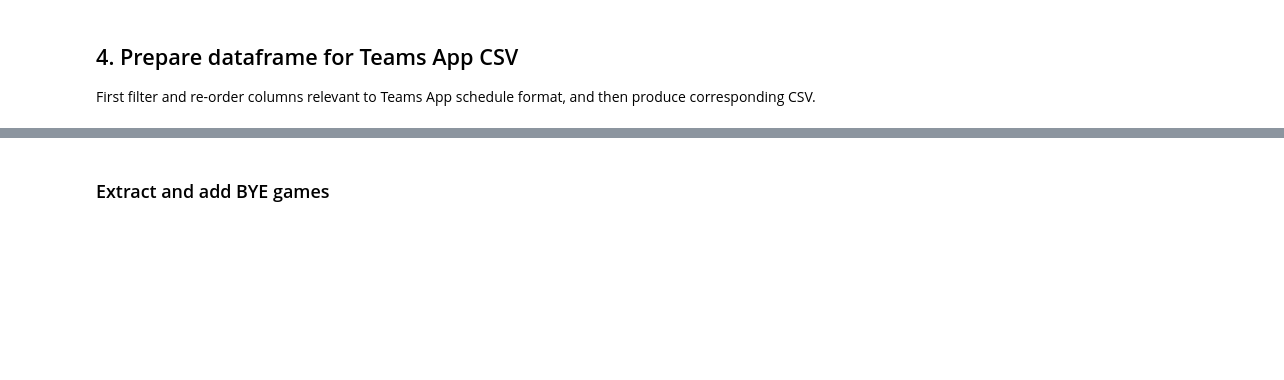
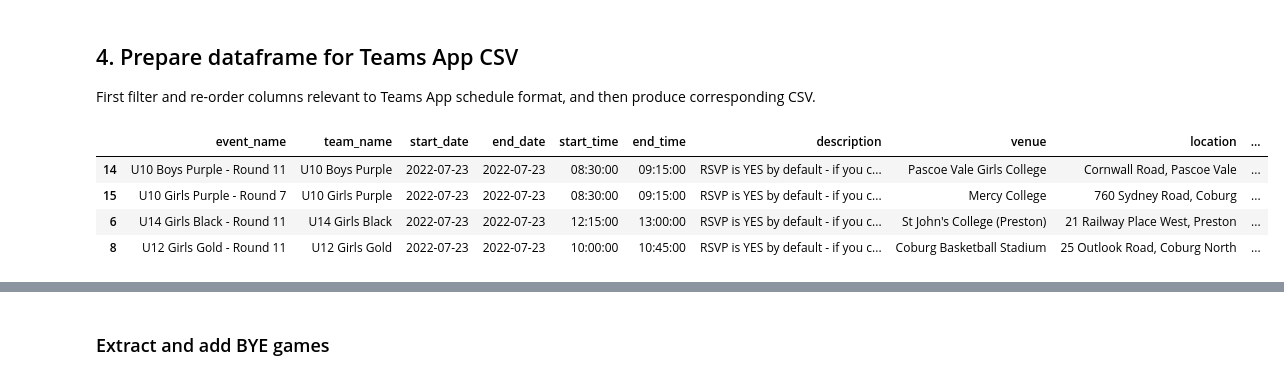
Before and after one commit to ssardina/tapp-fixture, a Jupyter notebook: playhq_scrape.ipynb, the cells around one changed output, grey strips where cells are left out. Drawn from its saved outputs; the diff is of its cells as text; code cells hidden in the pictures; blank space fills up the shorter version.

```diff
--- a/playhq_scrape.ipynb
+++ b/playhq_scrape.ipynb
@@ -114,10 +194,16 @@ games_tapps_df
 
 First filter and re-order columns relevant to Teams App schedule format, and then produce corresponding CSV.
 # %%
-TAPP_COLS_CSV = ['event_name', 'team_name', 'start_date', 'end_date', 'start_time', 'end_time', 'description', 'location', 'access_groups', 'rsvp', 'comments', 'attendance_tracking', 'duty_roster', 'ticketing']
+TAPP_COLS_CSV = ['event_name', 'team_name', 'start_date', 'end_date', 'start_time', 'end_time', 'description', 'venue', 'location', 'access_groups', 'rsvp', 'comments', 'attendance_tracking', 'duty_roster', 'ticketing']
 
 team_apps_csv_df = games_tapps_df.loc[:, TAPP_COLS_CSV]
 team_apps_csv_df.sample(4)
+# %% [output]
+|  | event_name | team_name | start_date | end_date | start_time | end_time | description | venue | location | ... |
+| 14 | U10 Boys Purple - Round 11 | U10 Boys Purple | 2022-07-23 | 2022-07-23 | 08:30:00 | 09:15:00 | RSVP is YES by default - if you c... | Pascoe Vale Girls College | Cornwall Road, Pascoe Vale | ... |
+| 15 | U10 Girls Purple - Round 7 | U10 Girls Purple | 2022-07-23 | 2022-07-23 | 08:30:00 | 09:15:00 | RSVP is YES by default - if you c... | Mercy College | 760 Sydney Road, Coburg | ... |
+| 6 | U14 Girls Black - Round 11 | U14 Girls Black | 2022-07-23 | 2022-07-23 | 12:15:00 | 13:00:00 | RSVP is YES by default - if you c... | St John's College (Preston) | 21 Railway Place West, Preston | ... |
+| 8 | U12 Girls Gold - Round 11 | U12 Girls Gold | 2022-07-23 | 2022-07-23 | 10:00:00 | 10:45:00 | RSVP is YES by default - if you c... | Coburg Basketball Stadium | 25 Outlook Road, Coburg North | ... |
 # %%
 # Inspect description of one record
 print(team_apps_csv_df.iloc[4]['event_name'])
```
Also changed, not shown: parts of 10 cells of this notebook, 1 other file.
